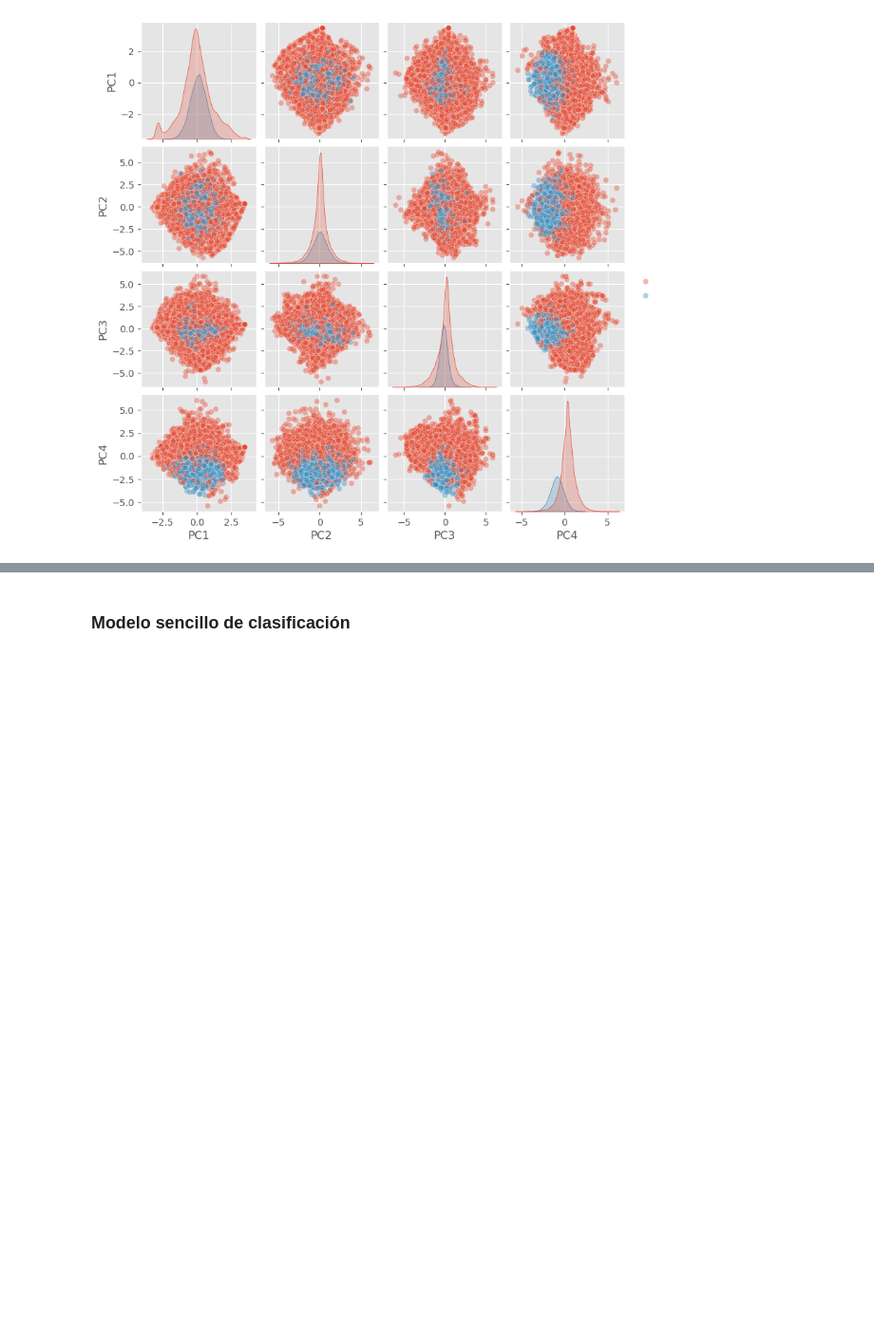
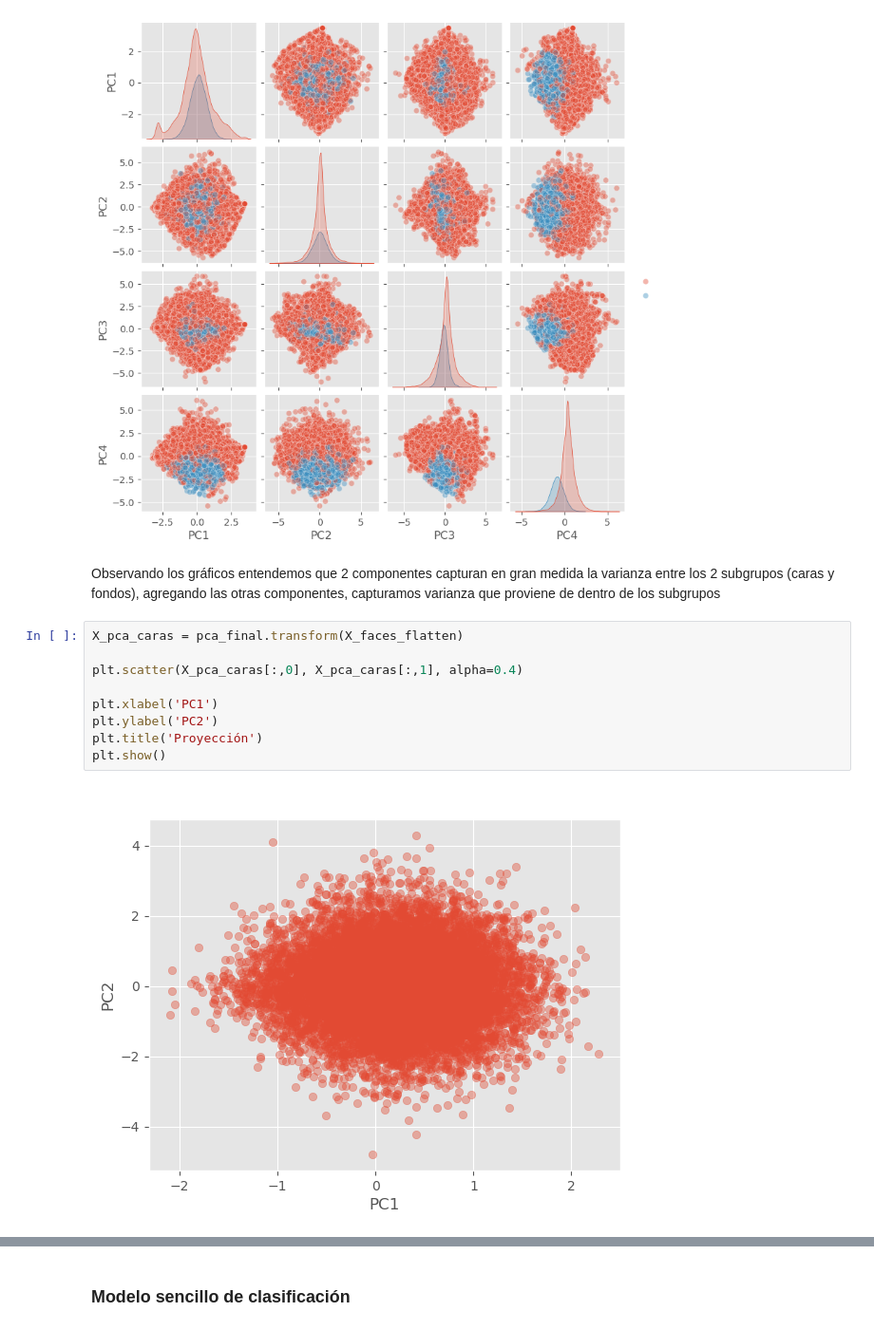
Before and after one commit to joacoguerrae/obligatorio_ml_para_ia, a Jupyter notebook: notebook_obligatorio_sanes_guerra.ipynb, the cells around one changed output, grey strips where cells are left out. Shown at 95% size. Saved outputs shown, nothing was run; the diff lists cells and outputs as text; blank space fills up the shorter version.

```diff
--- a/notebook_obligatorio_sanes_guerra.ipynb
+++ b/notebook_obligatorio_sanes_guerra.ipynb
@@ -312,3 +318,16 @@ sns.pairplot(df, vars=['PC1','PC2','PC3','PC4'], diag_kind='kde', height=2, plot
 plt.show()
 # %% [output]
 [figure]
+# %% [markdown]
+Observando los gráficos entendemos que 2 componentes capturan en gran medida la varianza entre los 2 subgrupos (caras y fondos), agregando las otras componentes, capturamos varianza que proviene de dentro de los subgrupos
+# %%
+X_pca_caras = pca_final.transform(X_faces_flatten)
+
+plt.scatter(X_pca_caras[:,0], X_pca_caras[:,1], alpha=0.4)
+
+plt.xlabel('PC1')
+plt.ylabel('PC2')
+plt.title('Proyección')
+plt.show()
+# %% [output]
+[figure, added]
```
Also changed, not shown: parts of 27 cells of this notebook, 1 other file.
